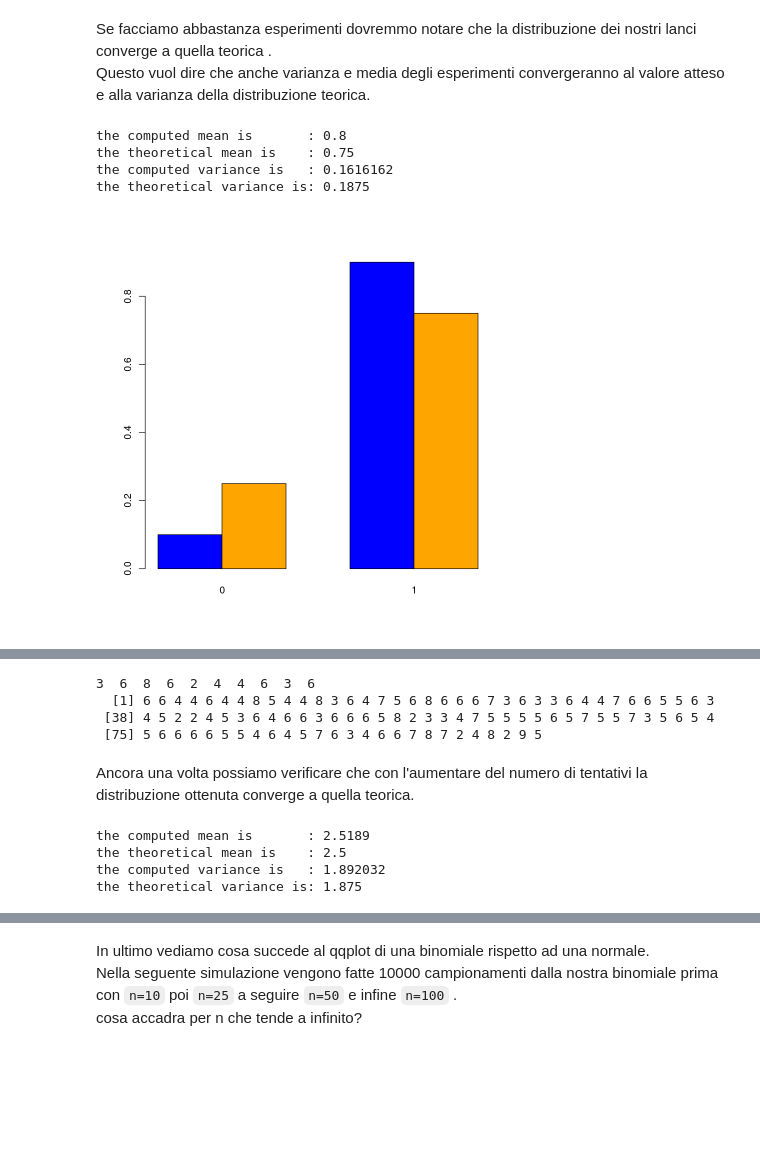
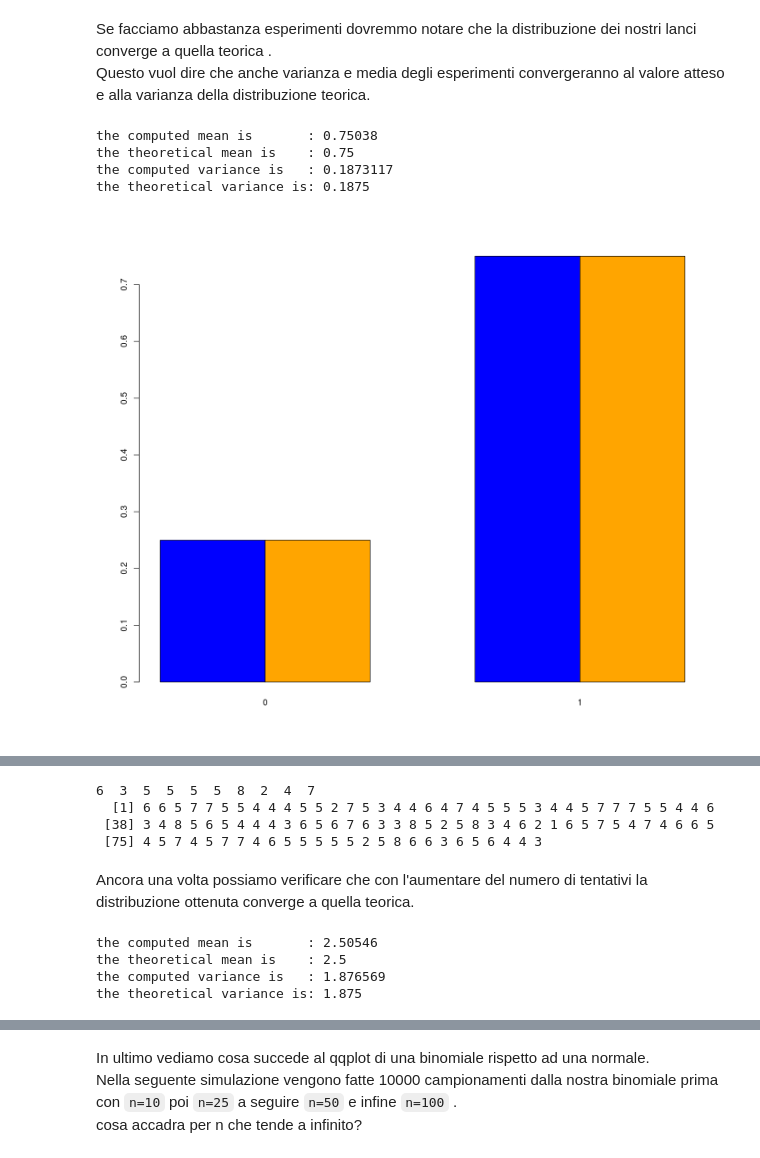
Before and after one commit to f14-bertolotti/SAD-unimi, a Jupyter notebook: simulations/binomial_distribution_R.ipynb, the cells around one changed output, grey strips where cells are left out. Cells and saved outputs as stored; diff of their text form; code cells hidden in the pictures; blank space fills up the shorter version.

```diff
--- a/simulations/binomial_distribution_R.ipynb
+++ b/simulations/binomial_distribution_R.ipynb
@@ -24,22 +24,30 @@ theoretical_mean = p
 theoretical_variance = p*(1-p)
 
 # facciamo un po' di test ###
-tests = rbinom(10^2,1,p)
+tests = rbinom(10^5,1,p)
 
 cat("the computed mean is       :",mean(tests),"\n")
 cat("the theoretical mean is    :",theoretical_mean,"\n")
 cat("the computed variance is   :",var(tests),"\n")
 cat("the theoretical variance is:",theoretical_variance,"\n")
 # %% [output]
-the computed mean is       : 0.8
+the computed mean is       : 0.75038
 the theoretical mean is    : 0.75
-the computed variance is   : 0.1616162
+the computed variance is   : 0.1873117
 the theoretical variance is: 0.1875
 # %%
 ### plottiamo anche un istogramma ###
-barplot(rbind(prop.table(table(rbinom(10,1,p))),c(1-p,p)),beside=T,col=c("blue","orange"))
+
+p = 0.75
+tests = rbinom(10^5,1,p)
+rfreq = prop.table(table(tests))
+rfreq_theoretical = c(1-p,p)
+
+bind = rbind(rfreq,rfreq_theoretical)
+
+barplot(bind,beside=T,col=c("blue","orange"))
 # %% [output]
-[figure, old version]
+[figure, new version]
 # %% [markdown]
 ### VARIABILE ALEATORIA BINOMIALE
 E' la variabile aleatoria che descrive il numero di successi di un processo di Bernulli.
@@ -74,10 +82,10 @@ mybinom = function(n=10,p=0.5,nprove=10^2) {
 
 print(mybinom(n=10,p=0.5,nprove=10^2))
 # %% [output]
-3  6  8  6  2  4  4  6  3  6
-  [1] 6 6 4 4 6 4 4 8 5 4 4 8 3 6 4 7 5 6 8 6 6 6 7 3 6 3 3 6 4 4 7 6 6 5 5 6 3
- [38] 4 5 2 2 4 5 3 6 4 6 6 3 6 6 6 5 8 2 3 3 4 7 5 5 5 5 6 5 7 5 5 7 3 5 6 5 4
- [75] 5 6 6 6 6 5 5 4 6 4 5 7 6 3 4 6 6 7 8 7 2 4 8 2 9 5
+6  3  5  5  5  5  8  2  4  7
+  [1] 6 6 5 7 7 5 5 4 4 4 5 5 2 7 5 3 4 4 6 4 7 4 5 5 5 3 4 4 5 7 7 7 5 5 4 4 6
+ [38] 3 4 8 5 6 5 4 4 4 3 6 5 6 7 6 3 3 8 5 2 5 8 3 4 6 2 1 6 5 7 5 4 7 4 6 6 5
+ [75] 4 5 7 4 5 7 7 4 6 5 5 5 5 5 2 5 8 6 6 3 6 5 6 4 4 3
 # %% [markdown]
 Ancora una volta possiamo verificare che con l'aumentare del numero di tentativi la distribuzione ottenuta converge a quella teorica.
 # %%
@@ -90,16 +98,16 @@ theoretical_mean = n*p
 theoretical_variance = n*p*(1-p)
 
 # facciamo un mille di test ###
-tests = mybinom(n,p,10^4)
+tests = mybinom(n,p,10^5)
 
 cat("the computed mean is       :",mean(tests),"\n")
 cat("the theoretical mean is    :",theoretical_mean,"\n")
 cat("the computed variance is   :",var(tests),"\n")
 cat("the theoretical variance is:",theoretical_variance,"\n")
 # %% [output]
-the computed mean is       : 2.5189
+the computed mean is       : 2.50546
 the theoretical mean is    : 2.5
-the computed variance is   : 1.892032
+the computed variance is   : 1.876569
 the theoretical variance is: 1.875
 # %%
 # ancora una volta, facciamo il plot dell'istogramma ###
```
Also changed, not shown: parts of 9 cells of this notebook, 1 other file.
